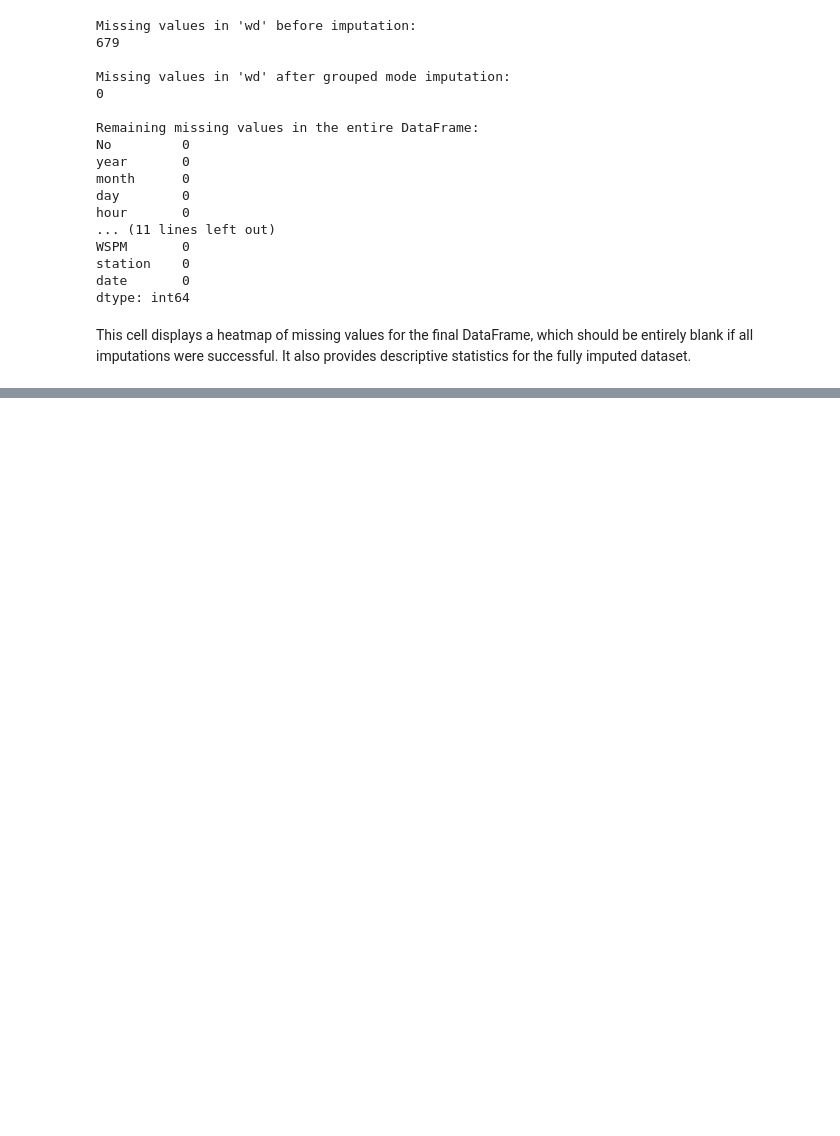
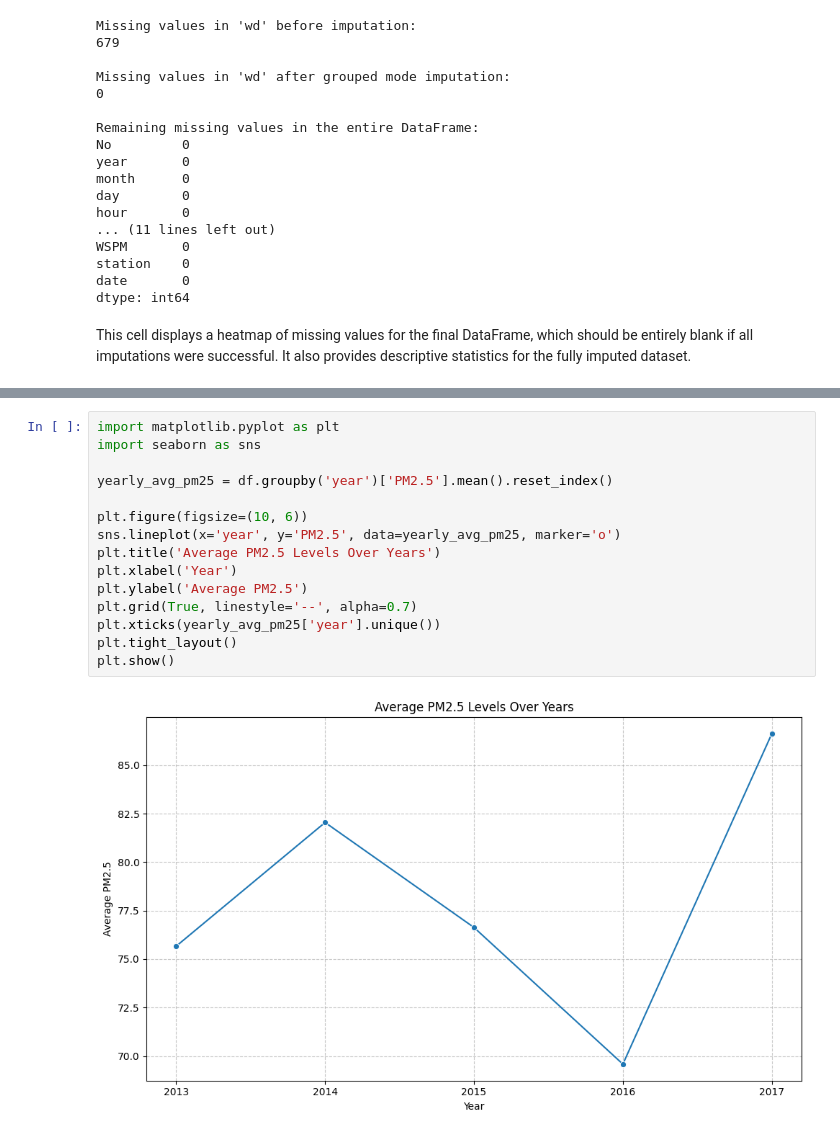
Before and after one commit to alfadder/ProgForDataAnalysis, a Jupyter notebook: Programming_For_Data_Analysis.ipynb, the cells around one changed output, grey strips where cells are left out. Drawn from its saved outputs; the diff is of its cells as text; blank space fills up the shorter version.

```diff
--- a/Programming_For_Data_Analysis.ipynb
+++ b/Programming_For_Data_Analysis.ipynb
@@ -299,0 +308,17 @@ df.describe()
+# %%
+import matplotlib.pyplot as plt
+import seaborn as sns
+
+yearly_avg_pm25 = df.groupby('year')['PM2.5'].mean().reset_index()
+
+plt.figure(figsize=(10, 6))
+sns.lineplot(x='year', y='PM2.5', data=yearly_avg_pm25, marker='o')
+plt.title('Average PM2.5 Levels Over Years')
+plt.xlabel('Year')
+plt.ylabel('Average PM2.5')
+plt.grid(True, linestyle='--', alpha=0.7)
+plt.xticks(yearly_avg_pm25['year'].unique())
+plt.tight_layout()
+plt.show()
+# %% [output]
+[figure, added]
```
Also changed, not shown: parts of 13 cells of this notebook.
